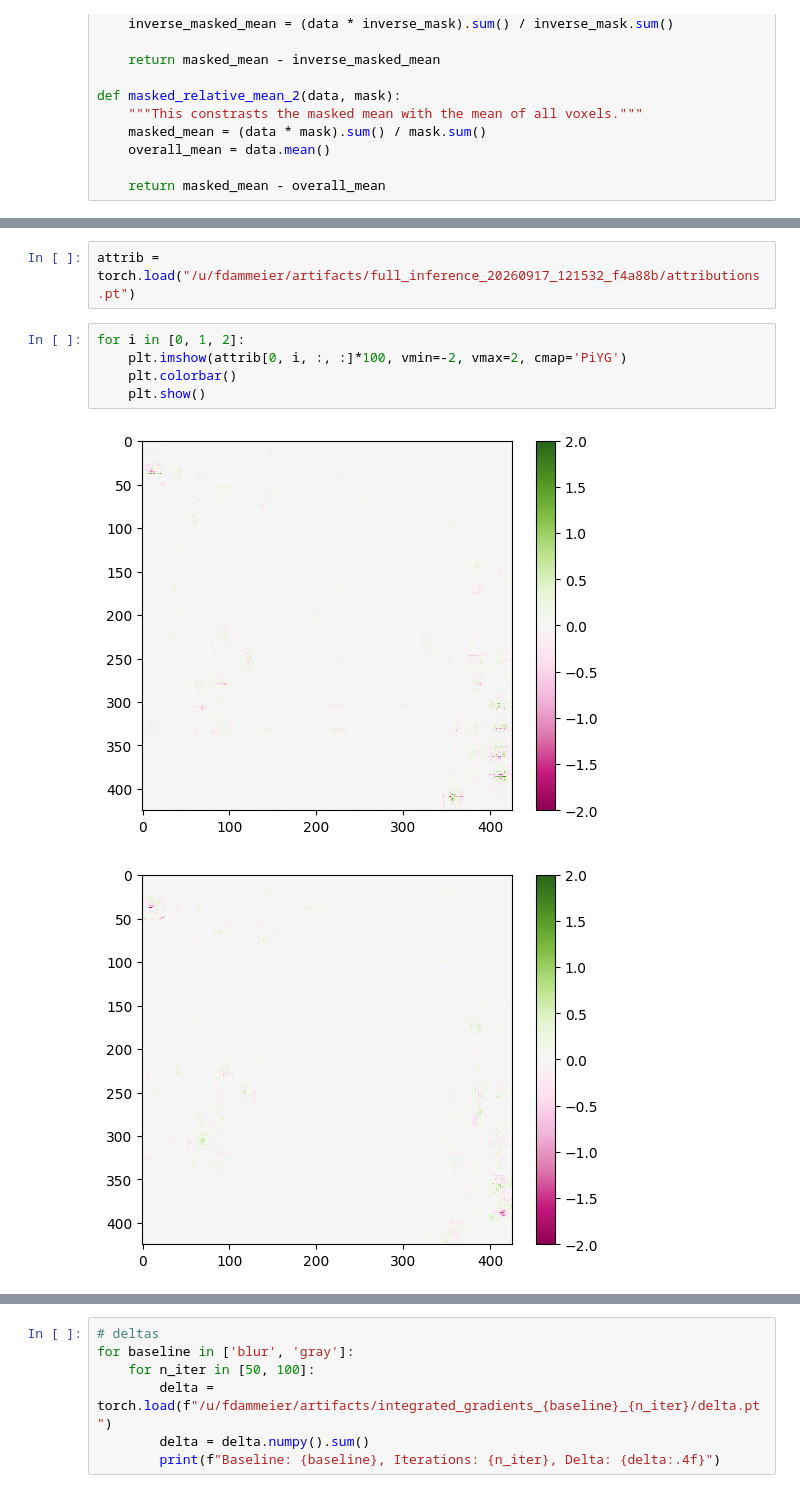
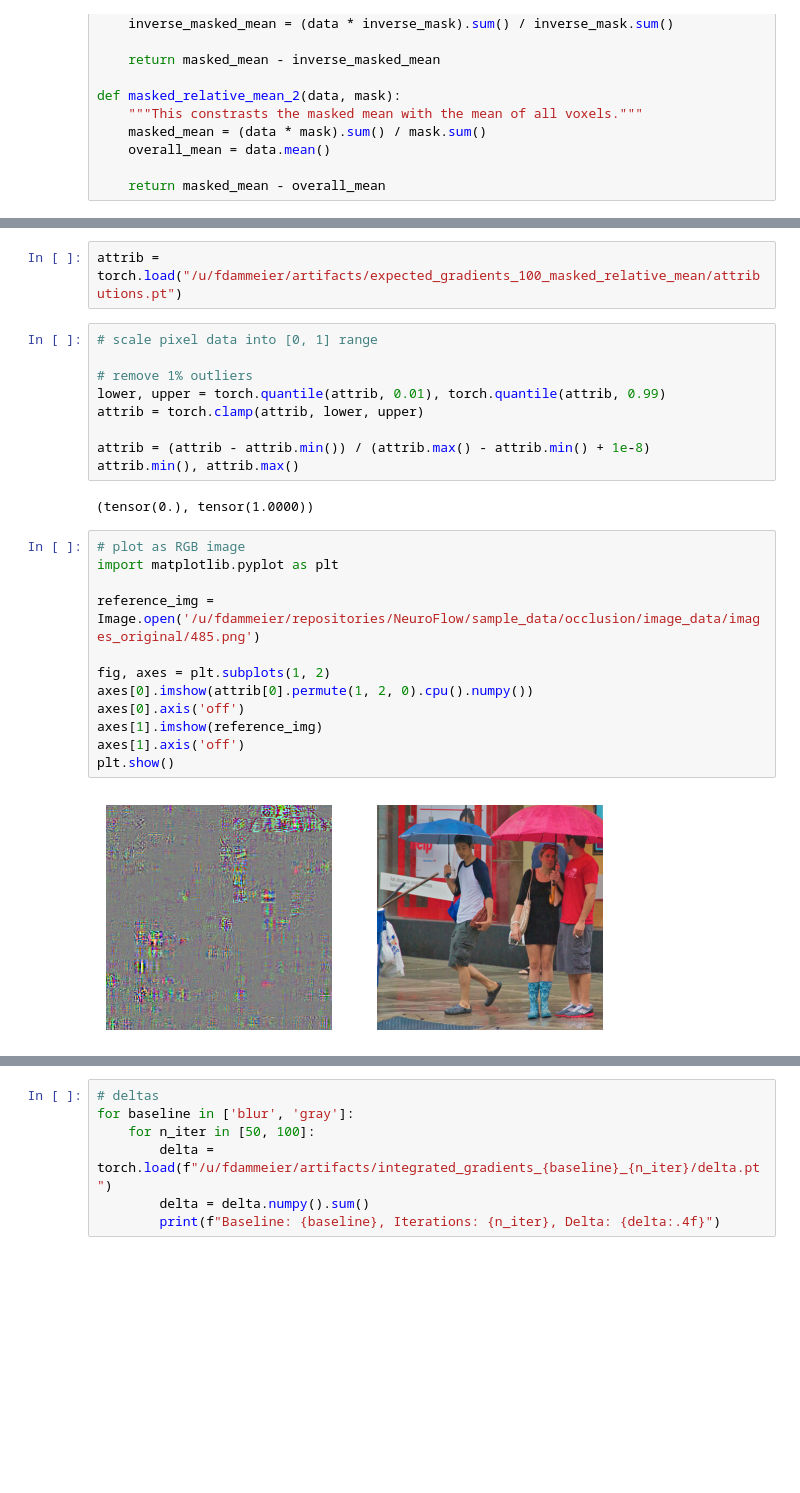
Before and after one commit to frederikdammeier/neuroflow-latent-analysis, a Jupyter notebook: experiments/integrated_gradients/image_to_fmri.ipynb, the cells around one changed output, grey strips where cells are left out. Cells and saved outputs as stored; diff of their text form; blank space fills up the shorter version.

Commit message:
expected gradients

```diff
--- a/experiments/integrated_gradients/image_to_fmri.ipynb
+++ b/experiments/integrated_gradients/image_to_fmri.ipynb
@@ -366,10 +350,27 @@ We observe constant negative means for our baselines with low semantic content.
 # %%
-attrib = torch.load("/u/fdammeier/artifacts/full_inference_20260917_121532_f4a88b/attributions.pt")
+attrib = torch.load("/u/fdammeier/artifacts/expected_gradients_100_masked_relative_mean/attributions.pt")
+# %%
+# scale pixel data into [0, 1] range
+
+# remove 1% outliers
+lower, upper = torch.quantile(attrib, 0.01), torch.quantile(attrib, 0.99)
+attrib = torch.clamp(attrib, lower, upper)
+
+attrib = (attrib - attrib.min()) / (attrib.max() - attrib.min() + 1e-8)
+attrib.min(), attrib.max()
+# %% [output]
+(tensor(0.), tensor(1.0000))
 # %%
-for i in [0, 1, 2]:
-    plt.imshow(attrib[0, i, :, :]*100, vmin=-2, vmax=2, cmap='PiYG')
-    plt.colorbar()
-    plt.show()
+# plot as RGB image
+import matplotlib.pyplot as plt
+
+reference_img = Image.open('/u/fdammeier/repositories/NeuroFlow/sample_data/occlusion/image_data/images_original/485.png')
+
+fig, axes = plt.subplots(1, 2)
+axes[0].imshow(attrib[0].permute(1, 2, 0).cpu().numpy())
+axes[0].axis('off')
+axes[1].imshow(reference_img)
+axes[1].axis('off')
+plt.show()
 # %% [output]
-[figure, old version]
+[figure, new version]
-[figure, removed]
```
Also changed, not shown: parts of 34 cells of this notebook, 2 other files.
